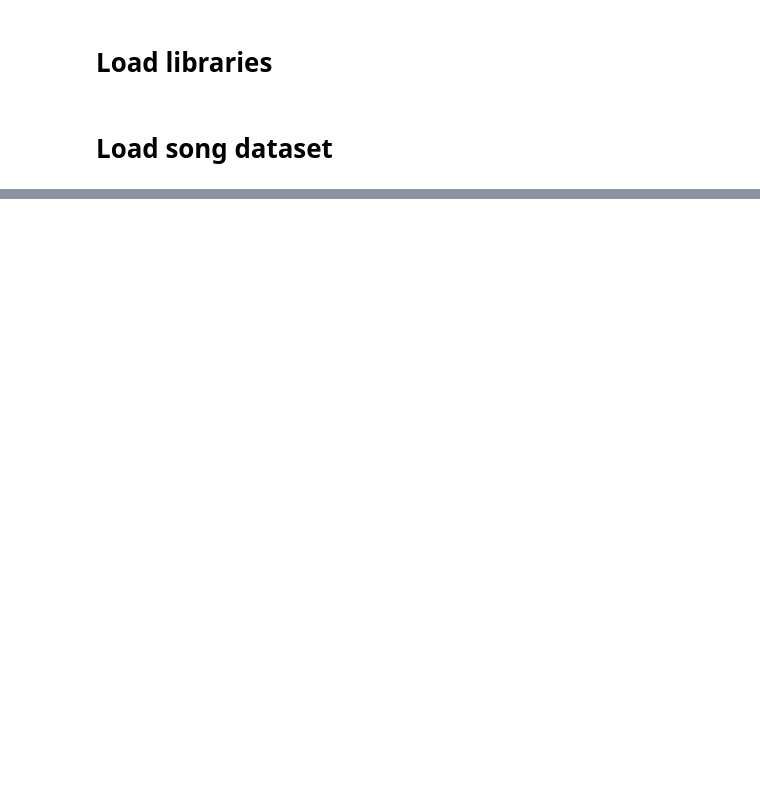
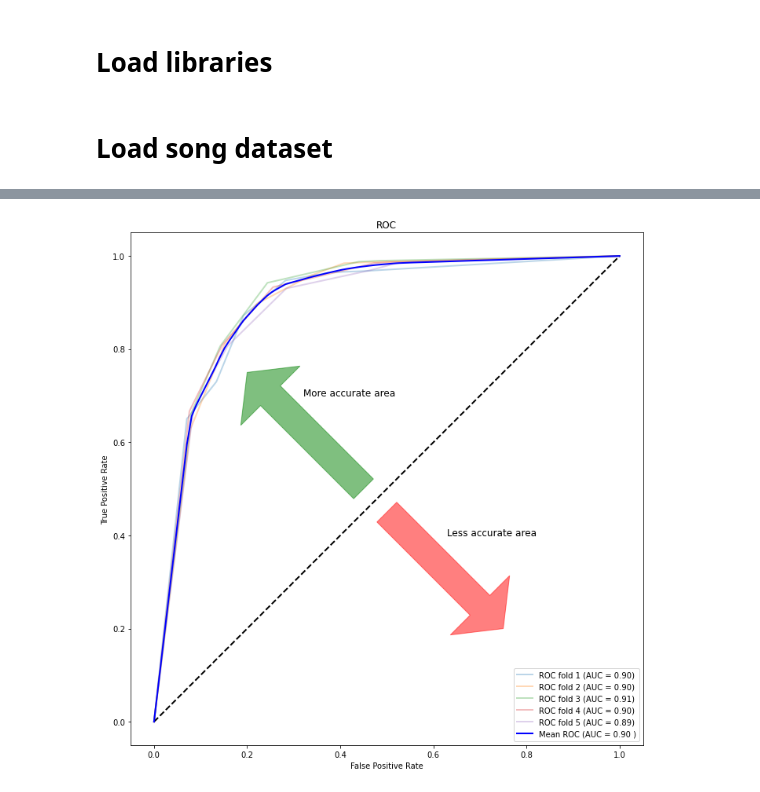
Before and after one commit to tannerskluz/SpotifyClassifier, a Jupyter notebook: SpotifyClassifier_dt.ipynb, the cells around one changed output, grey strips where cells are left out. Cells and saved outputs as stored; diff of their text form; code cells hidden in the pictures; blank space fills up the shorter version.

Commit message:
ad roc curves to decision tree

```diff
--- a/SpotifyClassifier_dt.ipynb
+++ b/SpotifyClassifier_dt.ipynb
@@ -85,0 +175,43 @@ Image(filename = PATH)
+# %%
+from sklearn.metrics import roc_curve, auc
+from scipy import interp
+
+# compute ROC curve AUC score
+# plot arrows
+fig1 = plt.figure(figsize=[12,12])
+ax1 = fig1.add_subplot(111,aspect = 'equal')
+ax1.add_patch(
+    patches.Arrow(0.45,0.5,-0.25,0.25,width=0.3,color='green',alpha = 0.5)
+)
+ax1.add_patch(
+    patches.Arrow(0.5,0.45,0.25,-0.25,width=0.3,color='red',alpha = 0.5)
+)
+tprs = []
+aucs = []
+mean_fpr = np.linspace(0,1,100)
+cv = StratifiedKFold(n_splits=5,shuffle=False)
+i = 1
+for train,test in cv.split(X_res,y_res):
+    prediction = clf_tree.fit(X_res.iloc[train],y_res.iloc[train]).predict_proba(X_res.iloc[test])
+    fpr, tpr, t = roc_curve(y_res[test], prediction[:, 1])
+    tprs.append(np.interp(mean_fpr, fpr, tpr))
+    roc_auc = auc(fpr, tpr)
+    aucs.append(roc_auc)
+    plt.plot(fpr, tpr, lw=2, alpha=0.3, label='ROC fold %d (AUC = %0.2f)' % (i, roc_auc))
+    i= i+1
+
+plt.plot([0,1],[0,1],linestyle = '--',lw = 2,color = 'black')
+mean_tpr = np.mean(tprs, axis=0)
+mean_auc = auc(mean_fpr, mean_tpr)
+plt.plot(mean_fpr, mean_tpr, color='blue',
+         label=r'Mean ROC (AUC = %0.2f )' % (mean_auc),lw=2, alpha=1)
+
+plt.xlabel('False Positive Rate')
+plt.ylabel('True Positive Rate')
+plt.title('ROC')
+plt.legend(loc="lower right")
+plt.text(0.32,0.7,'More accurate area',fontsize = 12)
+plt.text(0.63,0.4,'Less accurate area',fontsize = 12)
+plt.show()
+# %% [output]
+[figure, added]
```
Also changed, not shown: parts of 11 cells of this notebook.
